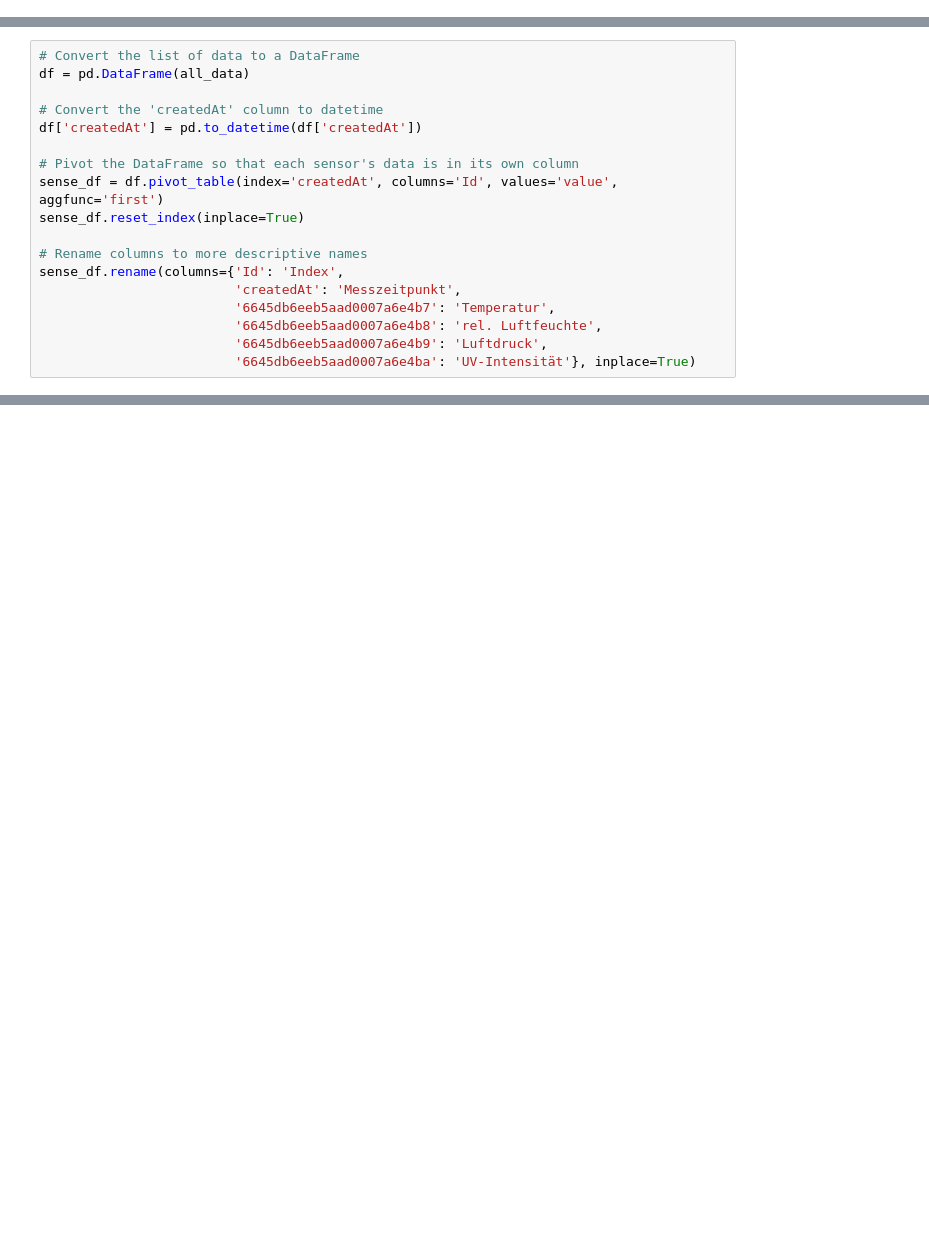
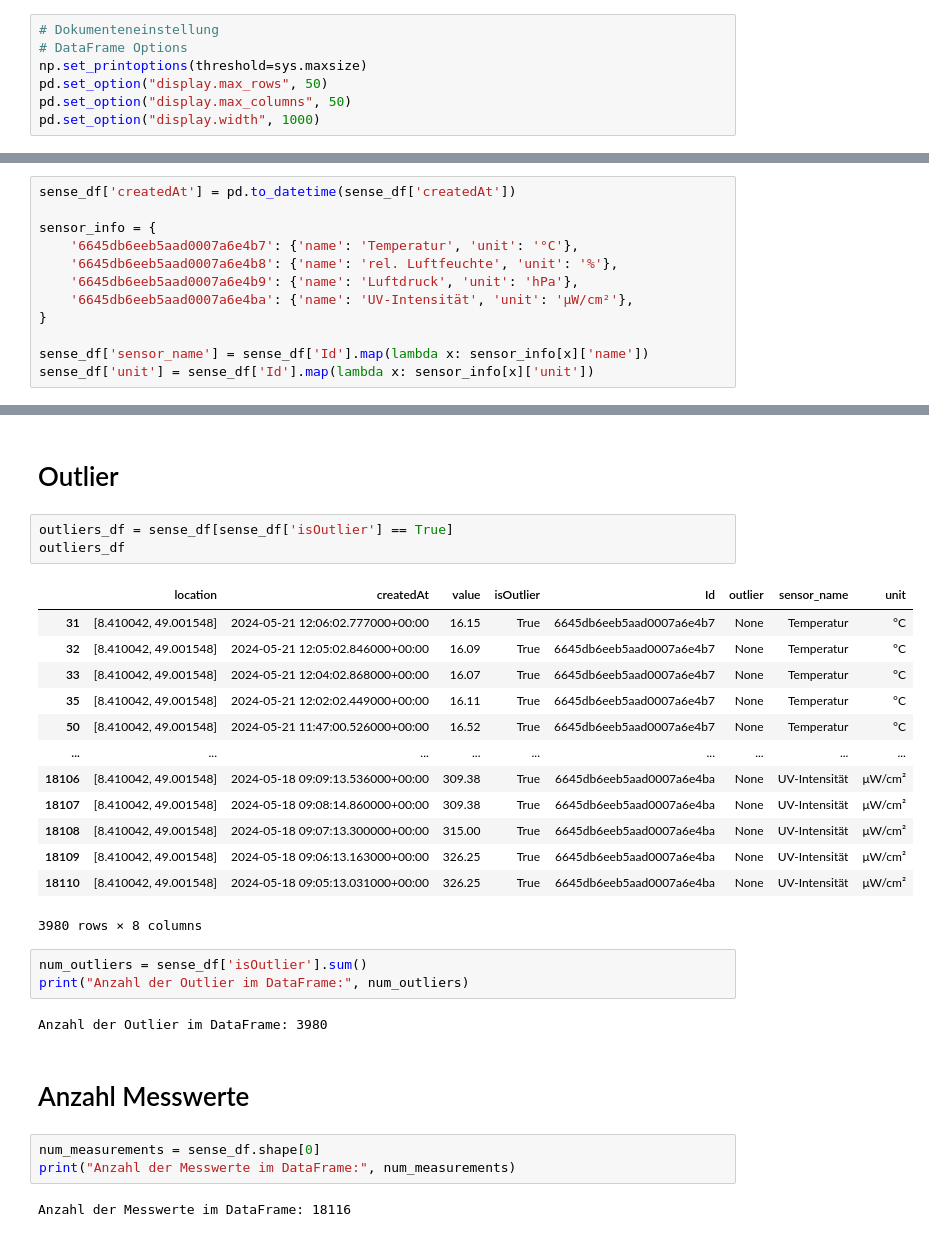
Before and after one commit to Rira1011/Umweltmonitoring, a Jupyter notebook: request.ipynb, the cells around one changed output, grey strips where cells are left out. Cells and saved outputs as stored; diff of their text form; blank space fills up the shorter version.

```diff
--- a/request.ipynb
+++ b/request.ipynb
@@ -7,3 +11,10 @@ from datetime import datetime
+# %%
+# Dokumenteneinstellung
+# DataFrame Options
+np.set_printoptions(threshold=sys.maxsize)
+pd.set_option("display.max_rows", 50)
+pd.set_option("display.max_columns", 50)
+pd.set_option("display.width", 1000)
 # %%
 # Base URL for the OpenSenseMap API
 base_url = "https://api.opensensemap.org/boxes"
@@ -53,18 +86,0 @@ for sensorId in sensorIds:
-# %%
-# Convert the list of data to a DataFrame
-df = pd.DataFrame(all_data)
-
-# Convert the 'createdAt' column to datetime
-df['createdAt'] = pd.to_datetime(df['createdAt'])
-
-# Pivot the DataFrame so that each sensor's data is in its own column
-sense_df = df.pivot_table(index='createdAt', columns='Id', values='value', aggfunc='first')
-sense_df.reset_index(inplace=True)
-
-# Rename columns to more descriptive names
-sense_df.rename(columns={'Id': 'Index',
-                         'createdAt': 'Messzeitpunkt',
-                         '6645db6eeb5aad0007a6e4b7': 'Temperatur',
-                         '6645db6eeb5aad0007a6e4b8': 'rel. Luftfeuchte',
-                         '6645db6eeb5aad0007a6e4b9': 'Luftdruck',
-                         '6645db6eeb5aad0007a6e4ba': 'UV-Intensität'}, inplace=True)
@@ -87,3 +87,15 @@ sense_df
+# %%
+sense_df['createdAt'] = pd.to_datetime(sense_df['createdAt'])
+
+sensor_info = {
+    '6645db6eeb5aad0007a6e4b7': {'name': 'Temperatur', 'unit': '°C'},
+    '6645db6eeb5aad0007a6e4b8': {'name': 'rel. Luftfeuchte', 'unit': '%'},
+    '6645db6eeb5aad0007a6e4b9': {'name': 'Luftdruck', 'unit': 'hPa'},
+    '6645db6eeb5aad0007a6e4ba': {'name': 'UV-Intensität', 'unit': 'μW/cm²'},
+}
+
+sense_df['sensor_name'] = sense_df['Id'].map(lambda x: sensor_info[x]['name'])
+sense_df['unit'] = sense_df['Id'].map(lambda x: sensor_info[x]['unit'])
 # %%
 sense_df.dtypes
 # %% [output]
@@ -96 +110,32 @@ UV-Intensität                    object
 dtype: object
+# %% [markdown]
+# Outlier
+# %%
+outliers_df = sense_df[sense_df['isOutlier'] == True]
+outliers_df
+# %% [output]
+|  | location | createdAt | value | isOutlier | Id | outlier | sensor_name | unit |
+| 31 | [8.410042, 49.001548] | 2024-05-21 12:06:02.777000+00:00 | 16.15 | True | 6645db6eeb5aad0007a6e4b7 | None | Temperatur | °C |
+| 32 | [8.410042, 49.001548] | 2024-05-21 12:05:02.846000+00:00 | 16.09 | True | 6645db6eeb5aad0007a6e4b7 | None | Temperatur | °C |
+| 33 | [8.410042, 49.001548] | 2024-05-21 12:04:02.868000+00:00 | 16.07 | True | 6645db6eeb5aad0007a6e4b7 | None | Temperatur | °C |
+| 35 | [8.410042, 49.001548] | 2024-05-21 12:02:02.449000+00:00 | 16.11 | True | 6645db6eeb5aad0007a6e4b7 | None | Temperatur | °C |
+| 50 | [8.410042, 49.001548] | 2024-05-21 11:47:00.526000+00:00 | 16.52 | True | 6645db6eeb5aad0007a6e4b7 | None | Temperatur | °C |
+| ... | ... | ... | ... | ... | ... | ... | ... | ... |
+| 18106 | [8.410042, 49.001548] | 2024-05-18 09:09:13.536000+00:00 | 309.38 | True | 6645db6eeb5aad0007a6e4ba | None | UV-Intensität | μW/cm² |
+| 18107 | [8.410042, 49.001548] | 2024-05-18 09:08:14.860000+00:00 | 309.38 | True | 6645db6eeb5aad0007a6e4ba | None | UV-Intensität | μW/cm² |
+| 18108 | [8.410042, 49.001548] | 2024-05-18 09:07:13.300000+00:00 | 315.00 | True | 6645db6eeb5aad0007a6e4ba | None | UV-Intensität | μW/cm² |
+| 18109 | [8.410042, 49.001548] | 2024-05-18 09:06:13.163000+00:00 | 326.25 | True | 6645db6eeb5aad0007a6e4ba | None | UV-Intensität | μW/cm² |
+| 18110 | [8.410042, 49.001548] | 2024-05-18 09:05:13.031000+00:00 | 326.25 | True | 6645db6eeb5aad0007a6e4ba | None | UV-Intensität | μW/cm² |
+3980 rows × 8 columns
+# %%
+num_outliers = sense_df['isOutlier'].sum()
+print("Anzahl der Outlier im DataFrame:", num_outliers)
+# %% [output]
+Anzahl der Outlier im DataFrame: 3980
+# %% [markdown]
+# Anzahl Messwerte
+# %%
+num_measurements = sense_df.shape[0]
+print("Anzahl der Messwerte im DataFrame:", num_measurements)
+# %% [output]
+Anzahl der Messwerte im DataFrame: 18116
```
Also changed, not shown: parts of 21 cells of this notebook, 2 other files.
